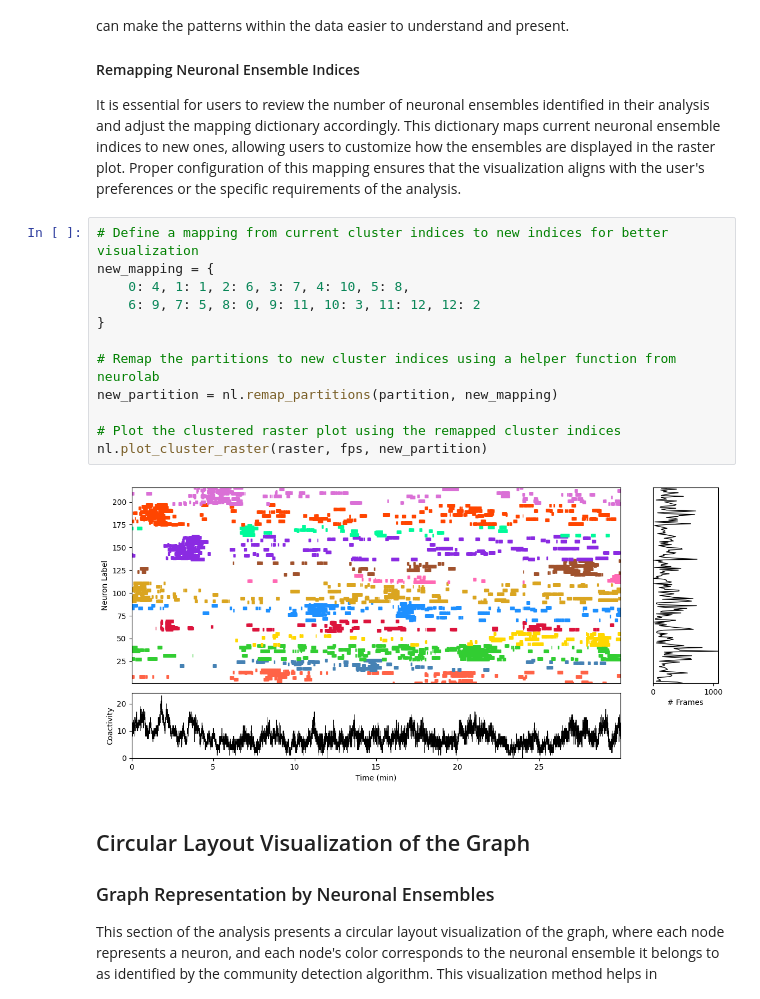
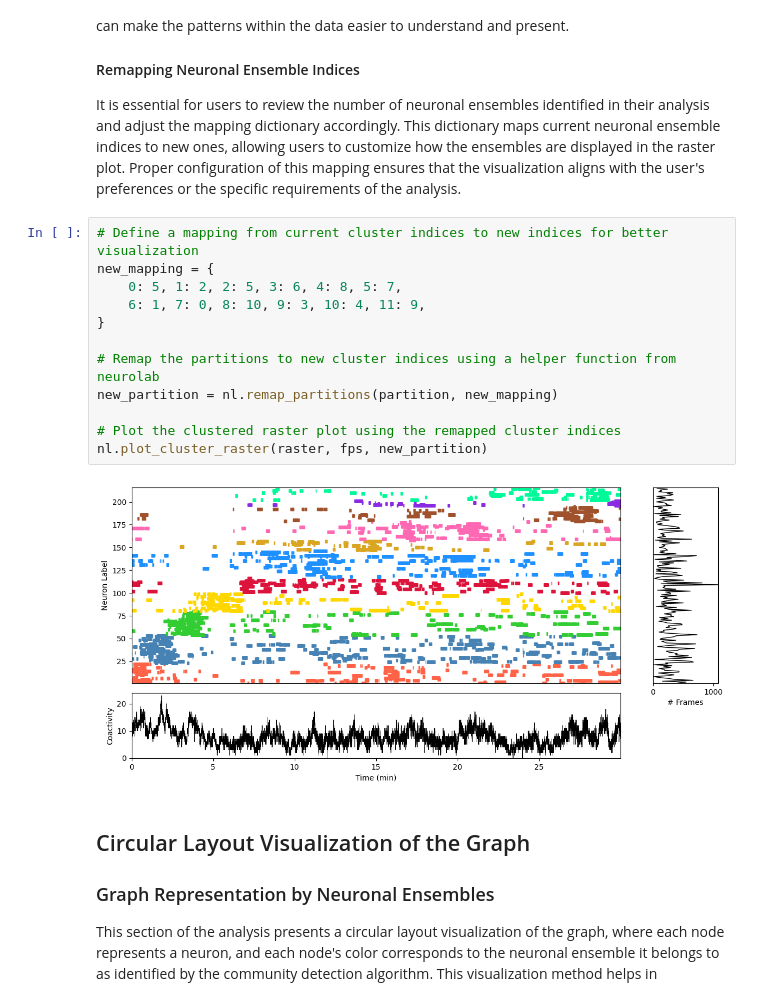
Before and after one commit to MiguelSerranoReyes/NeuralEnsembleGraphTools, a Jupyter notebook: Identifying_Neuronal_Ensembles.ipynb, the cells around one changed output. Cells and saved outputs as stored; diff of their text form.

```diff
--- a/Identifying_Neuronal_Ensembles.ipynb
+++ b/Identifying_Neuronal_Ensembles.ipynb
@@ -412,17 +412,17 @@ It is essential for users to review the number of neuronal ensembles identified
 # %%
 # Define a mapping from current cluster indices to new indices for better visualization
 new_mapping = {
-    0: 4, 1: 1, 2: 6, 3: 7, 4: 10, 5: 8,
-    6: 9, 7: 5, 8: 0, 9: 11, 10: 3, 11: 12, 12: 2
+    0: 5, 1: 2, 2: 5, 3: 6, 4: 8, 5: 7,
+    6: 1, 7: 0, 8: 10, 9: 3, 10: 4, 11: 9,
 }
 
 # Remap the partitions to new cluster indices using a helper function from neurolab
 new_partition = nl.remap_partitions(partition, new_mapping)
 
 # Plot the clustered raster plot using the remapped cluster indices
 nl.plot_cluster_raster(raster, fps, new_partition)
 # %% [output]
-[figure, old version]
+[figure, new version]
 # %% [markdown]
 ## Circular Layout Visualization of the Graph
 
```
Also changed, not shown: parts of 5 cells of this notebook, 2 other files.
